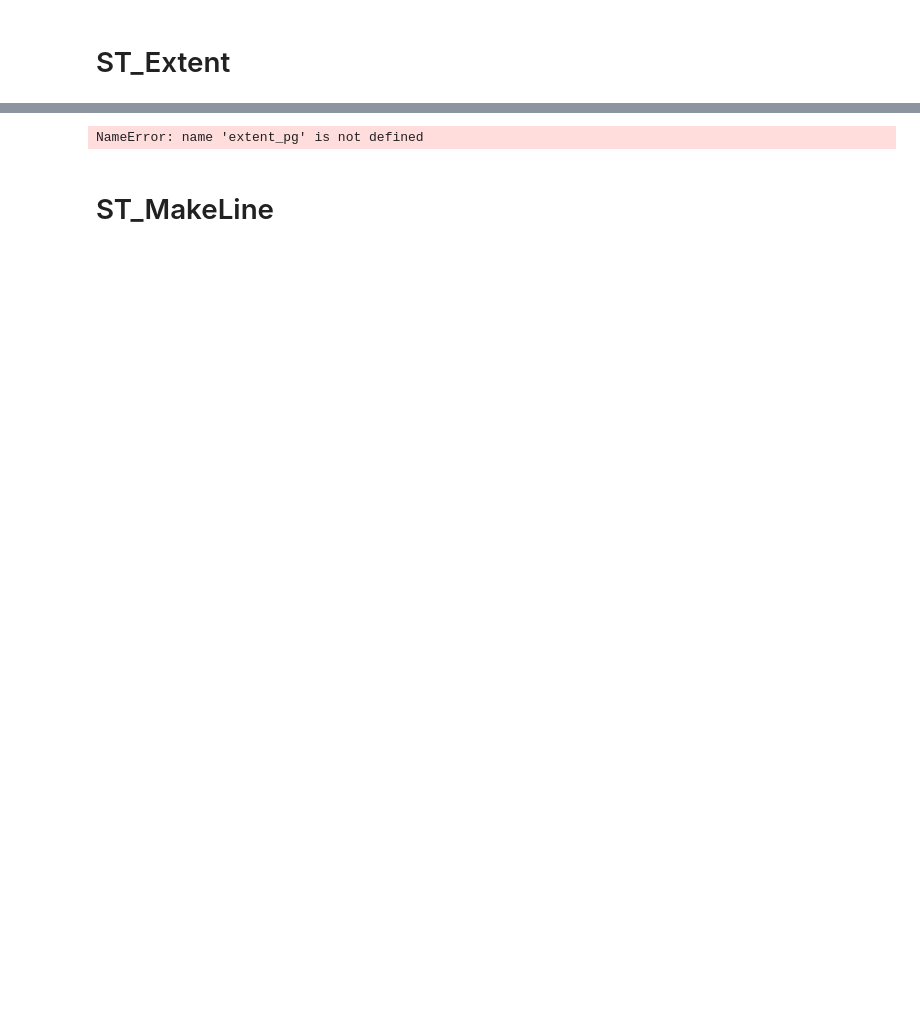
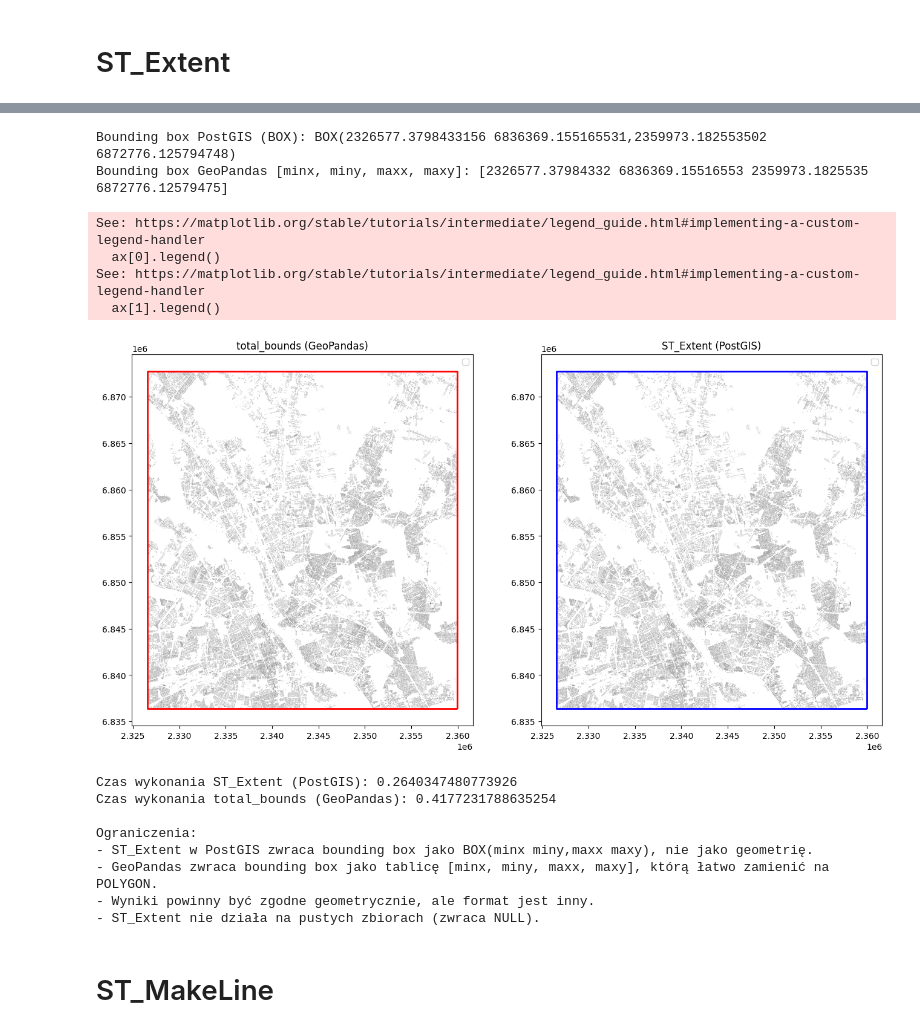
Before and after one commit to FilipBudzynski/spdb, a Jupyter notebook: python/aggregate_functions.ipynb, the cells around one changed output, grey strips where cells are left out. Saved outputs shown, nothing was run; the diff lists cells and outputs as text; code cells hidden in the pictures; blank space fills up the shorter version.

```diff
--- a/python/aggregate_functions.ipynb
+++ b/python/aggregate_functions.ipynb
@@ -114,56 +209,76 @@ Czas wykonania collect (GeoPandas): 0.031090736389160156
 # %%
 import pandas as pd
+from shapely.geometry import box
 from sqlalchemy import text
 
+# ST_Extent (PostGIS)
 extent_pgsql_query = "SELECT ST_Extent(way) AS bbox FROM planet_osm_polygon WHERE building IS NOT NULL;"
 start_time = time.time()
 with engine.connect() as conn:
     bbox_str = conn.execute(text(extent_pgsql_query)).scalar()
 execution_time['ST_Extent (PostGIS)'] = time.time() - start_time
 
+# Total bounds (GeoPandas)
 start_time = time.time()
 extent_gpd = gp_polygons[gp_polygons['building'].notnull()].total_bounds
 execution_time['total_bounds (GeoPandas)'] = time.time() - start_time
 
-print("Bounding box PostGIS (BOX):", extent_pg.iloc[0].bbox)
+print("Bounding box PostGIS (BOX):", bbox_str)
 print("Bounding box GeoPandas [minx, miny, maxx, maxy]:", extent_gpd)
 
-# Wizualizacja wyników:
-# Zamiana BOX na POLYGON (PostGIS zwraca np. 'BOX(minx miny,maxx maxy)')
 def box_wkt_to_polygon(box_str):
     if not box_str or not box_str.startswith('BOX'):
         return None
     box_str = box_str.replace('BOX(', '').replace(')', '')
     min_str, max_str = box_str.split(',')
     minx, miny = map(float, min_str.split())
     maxx, maxy = map(float, max_str.split())
     return box(minx, miny, maxx, maxy)
 
-bbox_pg = box_wkt_to_polygon(extent_pg.iloc[0].bbox)
+
+# Wizualizacja
+bbox_pg = box_wkt_to_polygon(bbox_str)
 bbox_gpd = box(*extent_gpd)
 
-fig, ax = plt.subplots(1, 2, figsize=(14, 7))
-buildings_gdf.plot(ax=ax[0], color='gray', alpha=0.5)
-gpd.GeoSeries([bbox_gpd]).plot(ax=ax[0], facecolor='none', edgecolor='red', linewidth=2)
+buildings = gp_polygons[gp_polygons['building'].notnull()]
+fig, ax = plt.subplots(1, 2, figsize=(16, 8))
+
+buildings.plot(ax=ax[0], color='lightgray', edgecolor='gray', linewidth=0.2, alpha=0.5, label='Budynki')
+gpd.GeoSeries([bbox_gpd]).plot(ax=ax[0], facecolor='none', edgecolor='red', linewidth=2, label='total_bounds')
 ax[0].set_title("total_bounds (GeoPandas)")
+ax[0].legend()
 
-buildings_gdf.plot(ax=ax[1], color='gray', alpha=0.5)
+buildings.plot(ax=ax[1], color='lightgray', edgecolor='gray', linewidth=0.2, alpha=0.5, label='Budynki')
 if bbox_pg:
-    gpd.GeoSeries([bbox_pg]).plot(ax=ax[1], facecolor='none', edgecolor='blue', linewidth=2)
+    gpd.GeoSeries([bbox_pg]).plot(ax=ax[1], facecolor='none', edgecolor='blue', linewidth=2, label='ST_Extent')
 ax[1].set_title("ST_Extent (PostGIS)")
+ax[1].legend()
+
 plt.show()
 
 print("Czas wykonania ST_Extent (PostGIS):", execution_time['ST_Extent (PostGIS)'])
 print("Czas wykonania total_bounds (GeoPandas):", execution_time['total_bounds (GeoPandas)'])
 
 print("""
 Ograniczenia:
 - ST_Extent w PostGIS zwraca bounding box jako BOX(minx miny,maxx maxy), nie jako geometrię.
 - GeoPandas zwraca bounding box jako tablicę [minx, miny, maxx, maxy], którą łatwo zamienić na POLYGON.
-- Wyniki powinny być zgodne geometrycznie, ale format jest inny.
-- ST_Extent nie działa na pustych zbiorach (zwraca NULL).
 """)
 # %% [output]
-NameError: name 'extent_pg' is not defined
+Bounding box PostGIS (BOX): BOX(2326577.3798433156 6836369.155165531,2359973.182553502 6872776.125794748)
+Bounding box GeoPandas [minx, miny, maxx, maxy]: [2326577.37984332 6836369.15516553 2359973.1825535  6872776.12579475]
+See: https://matplotlib.org/stable/tutorials/intermediate/legend_guide.html#implementing-a-custom-legend-handler
+  ax[0].legend()
+See: https://matplotlib.org/stable/tutorials/intermediate/legend_guide.html#implementing-a-custom-legend-handler
+  ax[1].legend()
+[figure, added]
+Czas wykonania ST_Extent (PostGIS): 0.2640347480773926
+Czas wykonania total_bounds (GeoPandas): 0.4177231788635254
+
+Ograniczenia:
+- ST_Extent w PostGIS zwraca bounding box jako BOX(minx miny,maxx maxy), nie jako geometrię.
+- GeoPandas zwraca bounding box jako tablicę [minx, miny, maxx, maxy], którą łatwo zamienić na POLYGON.
+- Wyniki powinny być zgodne geometrycznie, ale format jest inny.
+- ST_Extent nie działa na pustych zbiorach (zwraca NULL).
 # %% [markdown]
 # ST_MakeLine
```
Also changed, not shown: parts of 23 cells of this notebook, 12 other files.
